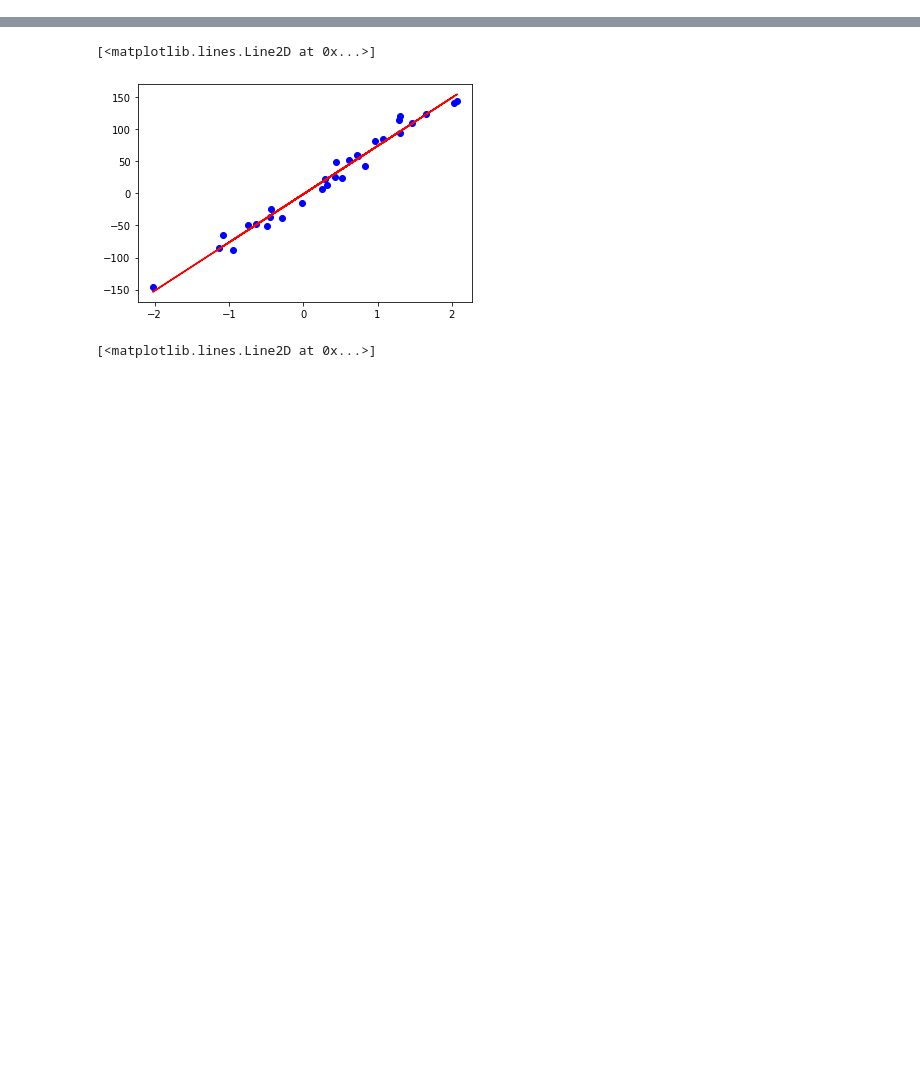
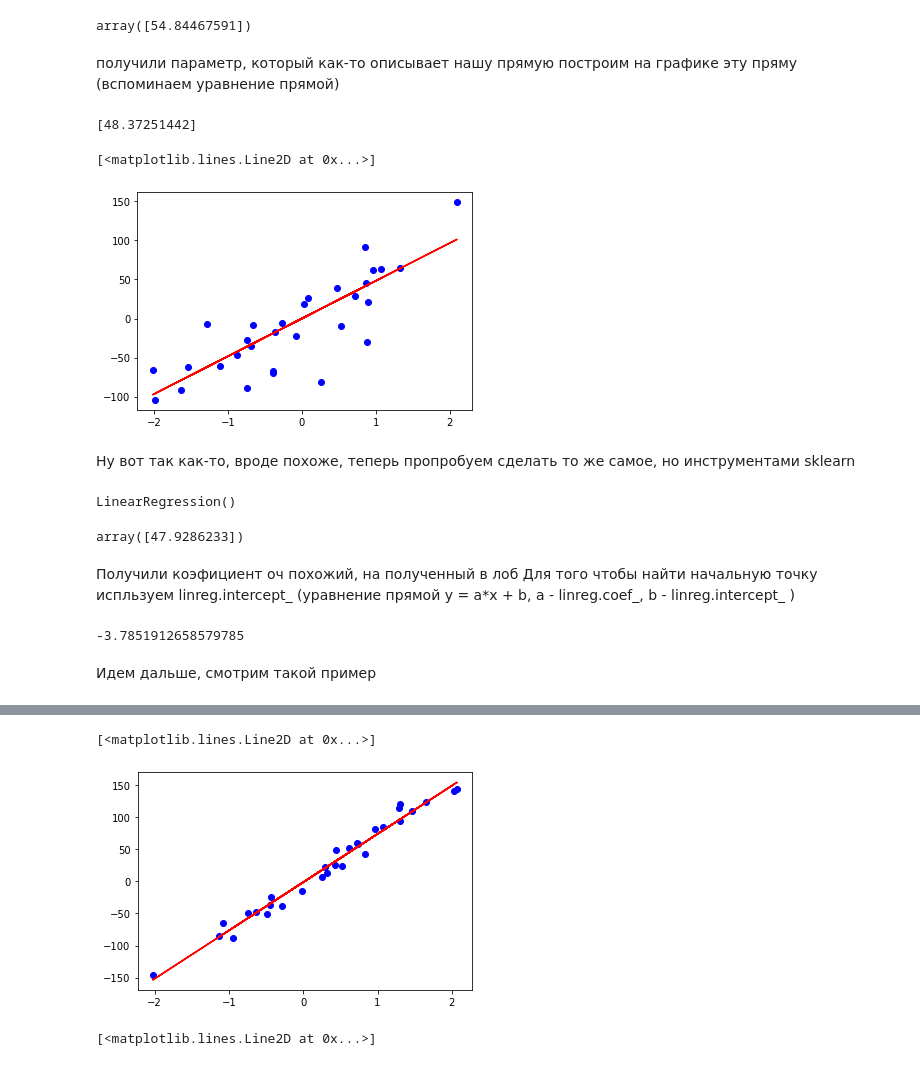
Before and after one commit to SedyaPrograms/Tutorial, a Jupyter notebook: AI and machine learning/"Машинное_обучение_Линейная_регрессия".ipynb, the cells around one changed output, grey strips where cells are left out. Cells and saved outputs as stored; diff of their text form; code cells hidden in the pictures; blank space fills up the shorter version.

```diff
--- a/AI and machine learning/"Машинное_обучение_Линейная_регрессия".ipynb
+++ b/AI and machine learning/"Машинное_обучение_Линейная_регрессия".ipynb
@@ -8,0 +32,39 @@ X, y = make_regression(n_samples=30, n_features=1, noise=3)
+# %%
+np.linalg.inv(X.T @ X) @ X.T @ y
+# %% [output]
+array([54.84467591])
+# %% [markdown]
+получили параметр, который как-то описывает нашу прямую
+построим на графике эту пряму (вспоминаем уравнение прямой)
+# %%
+X, y = make_regression(n_samples=30, n_features=1, noise=40)
+plt.plot(X, y, 'bo')
+B = np.linalg.inv(X.T @ X) @ X.T @ y
+print(B)
+plt.plot(X, 0 + B * X, "r")
+# %% [output]
+[48.37251442]
+[<matplotlib.lines.Line2D at 0x...>]
+[figure, added]
+# %% [markdown]
+Ну вот так как-то, вроде похоже, теперь пропробуем сделать то же самое, но инструментами sklearn
+# %%
+from sklearn.linear_model import LinearRegression
+linreg = LinearRegression() #делаем экземпрляр класса Линейная регрессия
+linreg. fit(X, y) #fit - обучить модель; predick - предсказать , ес инглиш мен
+# %% [output]
+LinearRegression()
+# %%
+linreg.coef_
+# %% [output]
+array([47.9286233])
+# %% [markdown]
+Получили коэфициент оч похожий, на полученный в лоб
+Для того чтобы найти начальную точку испльзуем linreg.intercept_
+(уравнение прямой y = a*x + b, a - linreg.coef_, b - linreg.intercept_ )
+# %%
+linreg.intercept_
+# %% [output]
+-3.7851912658579785
+# %% [markdown]
+Идем дальше, смотрим такой пример
```
Also changed, not shown: parts of 31 cells of this notebook.
